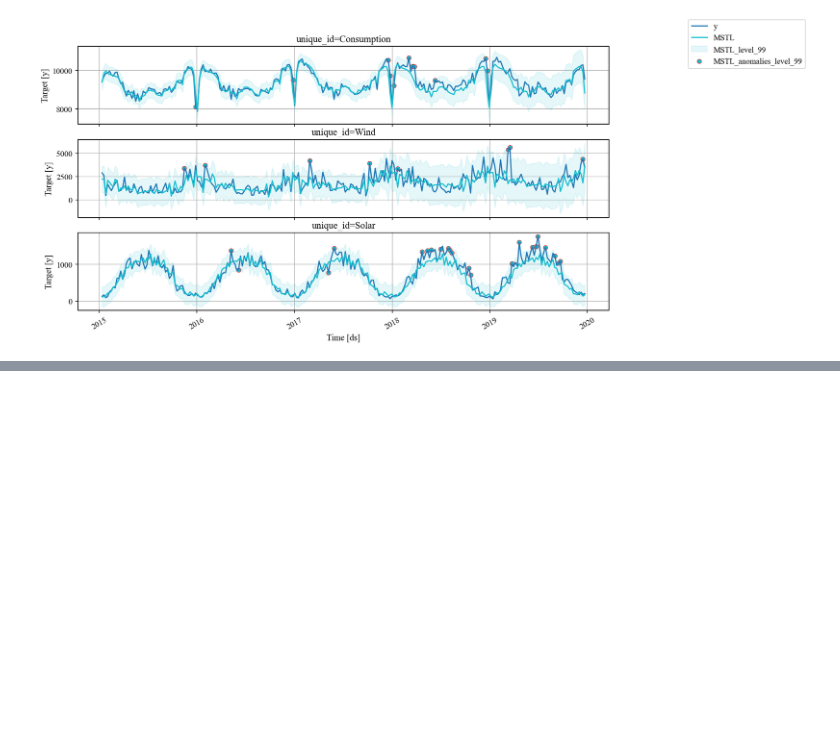
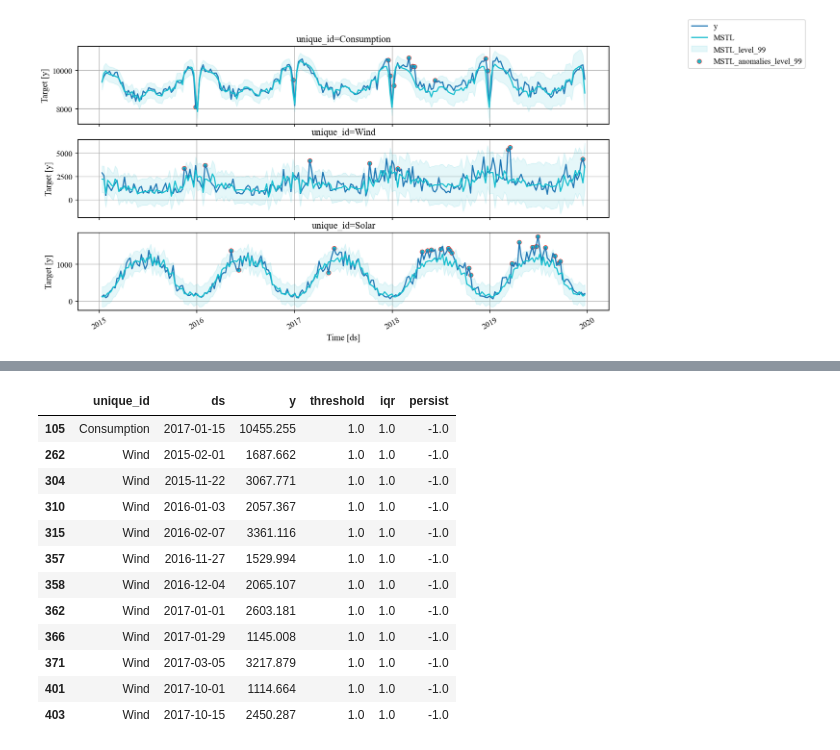
Before and after one commit to MVRonkin/TimeSeriesCourse, a Jupyter notebook: 2026/WS/08 - Other Tasks TSA.ipynb, the cells around one changed output, grey strips where cells are left out. Saved outputs shown, nothing was run; the diff lists cells and outputs as text; code cells hidden in the pictures; blank space fills up the shorter version.

```diff
--- a/2026/WS/08 - Other Tasks TSA.ipynb
+++ b/2026/WS/08 - Other Tasks TSA.ipynb
@@ -294,3 +558,50 @@ def plot_series_v2(
+# %%
+from sklearn.pipeline import Pipeline
+from sklearn.preprocessing import StandardScaler
+
+models_anomaly = {
+    'threshold': ThresholdAD(high=15000),
+    'iqr':       Pipeline([('scaler', StandardScaler()), ('model', InterQuartileRangeAD(k=1.1))]),
+    'persist':   Pipeline([('scaler', StandardScaler()), ('model', PersistAD(k=3.0))]),
+}
+
+mlf = MLForecast(
+    models=models_anomaly,
+    freq=FREQ,
+    lags=[1, 2, 3],
+    date_features=['week', 'month'],
+)
+
+mlf.fit(df_train, fitted=True)
+
+insample = mlf.forecast_fitted_values().drop(columns=['y'])
+res_df   = panel_df.merge(insample, on=['unique_id', 'ds'], how='left')
+res_df
+# # Голосование
+model_cols = ['threshold', 'iqr', 'persist']
+anomalies = res_df[
+    (res_df[model_cols] == -1).any(axis=1)
+].copy()
+anomalies
+
+
+# anomalies = res_df[res_df['votes'] >= 2][['unique_id', 'ds', 'y']]
+
+# plot_series_v2(df=panel_df, anomalies_df=anomalies, max_ids=4)
+# %% [output]
+|  | unique_id | ds | y | threshold | iqr | persist |
+| 105 | Consumption | 2017-01-15 | 10455.255 | 1.0 | 1.0 | -1.0 |
+| 262 | Wind | 2015-02-01 | 1687.662 | 1.0 | 1.0 | -1.0 |
+| 304 | Wind | 2015-11-22 | 3067.771 | 1.0 | 1.0 | -1.0 |
+| 310 | Wind | 2016-01-03 | 2057.367 | 1.0 | 1.0 | -1.0 |
+| 315 | Wind | 2016-02-07 | 3361.116 | 1.0 | 1.0 | -1.0 |
+| 357 | Wind | 2016-11-27 | 1529.994 | 1.0 | 1.0 | -1.0 |
+| 358 | Wind | 2016-12-04 | 2065.107 | 1.0 | 1.0 | -1.0 |
+| 362 | Wind | 2017-01-01 | 2603.181 | 1.0 | 1.0 | -1.0 |
+| 366 | Wind | 2017-01-29 | 1145.008 | 1.0 | 1.0 | -1.0 |
+| 371 | Wind | 2017-03-05 | 3217.879 | 1.0 | 1.0 | -1.0 |
+| 401 | Wind | 2017-10-01 | 1114.664 | 1.0 | 1.0 | -1.0 |
+| 403 | Wind | 2017-10-15 | 2450.287 | 1.0 | 1.0 | -1.0 |
 # %%
 import pandas as pd
 import numpy as np
```
Also changed, not shown: parts of 18 cells of this notebook, 5 other files.
